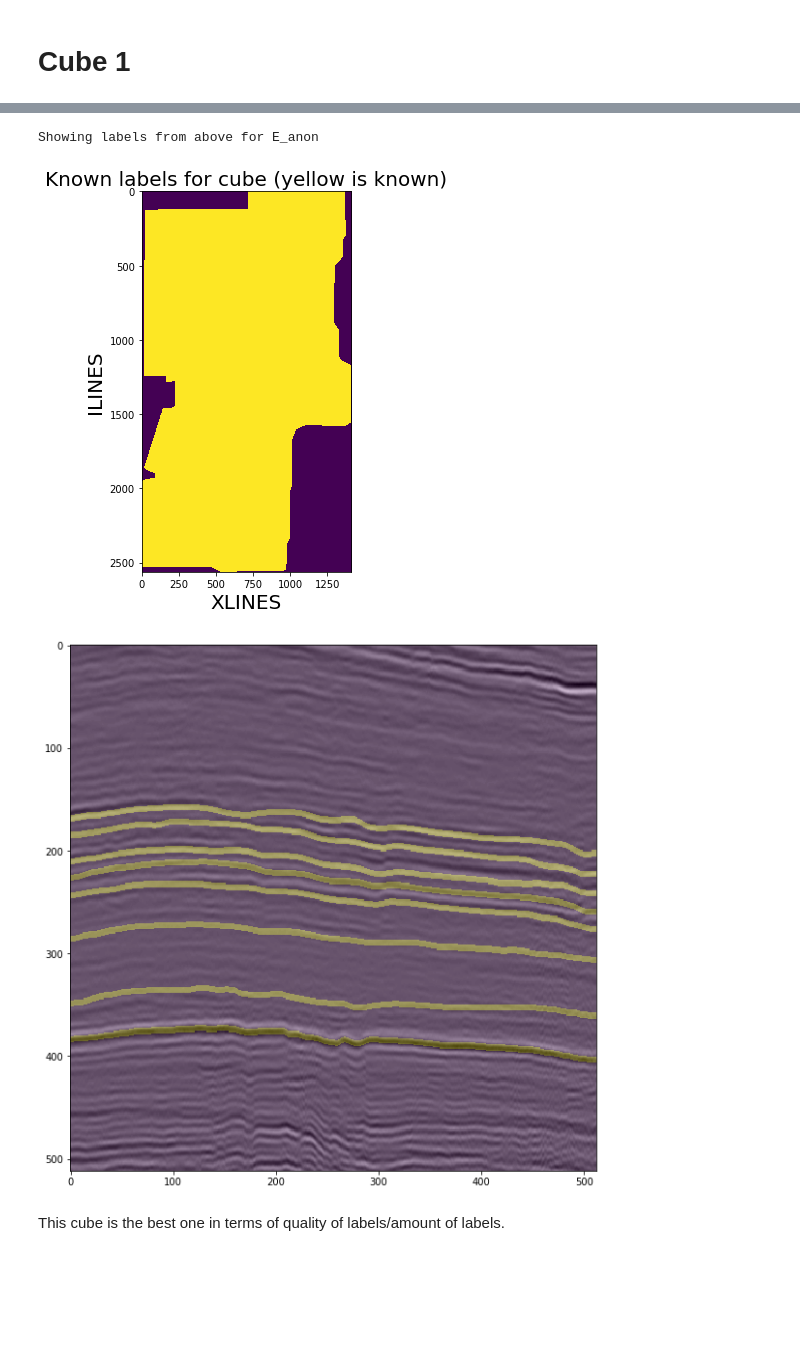
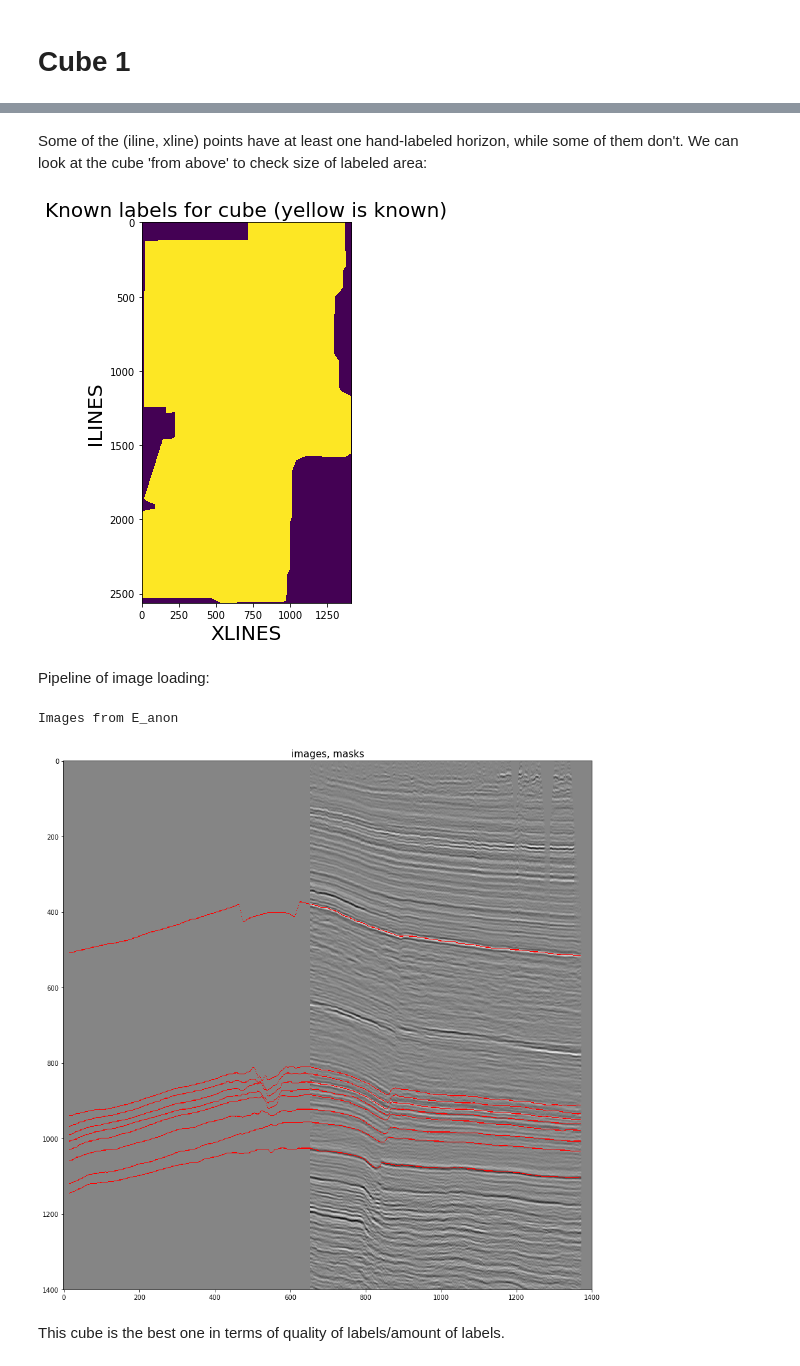
Before and after one commit to sadaqatali2027/seismiqb-1, a Jupyter notebook: datasets/Horizonts_modelling.ipynb, the cells around one changed output, grey strips where cells are left out. Saved outputs shown, nothing was run; the diff lists cells and outputs as text; code cells hidden in the pictures; blank space fills up the shorter version.

Commit message:
Update dataset showing

```diff
--- a/datasets/Horizonts_modelling.ipynb
+++ b/datasets/Horizonts_modelling.ipynb
@@ -37,12 +39,6 @@ path_data = '/notebooks/SEISMIC_DATA/CUBE_1/E_anon.hdf5'
 dsi = FilesIndex(path=[path_data], no_ext=True)
 ds = SeismicCubeset(dsi)
 
-paths_txt = {ds.indices[0]: glob('/notebooks/SEISMIC_DATA/CUBE_1/HORIZONTS/*')}
-
-ds = (ds.load_geometries()
-        .load_point_clouds(paths = paths_txt)
-        .load_labels()
-        .load_samplers()
-      )
+ds = ds.load()
 # ~60 seconds
 # %% [output]
@@ -73,28 +64,28 @@ Cube shape (ilines, xlines, height) is: [2563, 1409, 1501]
+# %% [markdown]
+Some of the (iline, xline) points have at least one hand-labeled horizon, while some of them don't. We can look at the cube 'from above' to check size of labeled area:
 # %%
-ds.show_labels(ds.indices[0])
+ds.show_labels()
 # %% [output]
-Showing labels from above for E_anon
 [figure]
+# %% [markdown]
+Pipeline of image loading:
 # %%
 demo_pipeline = (Pipeline()
                  .load_component(src=[D('geometries'), D('labels')],
                                  dst=['geometries', 'labels'])
                  .crop(points=L(ds.sampler.sample, 16),
-                       shape=[3, 512, 512])
-                 .load_cubes(dst='data_crops')
-                 .create_masks(dst='mask_crops')
-                 .scale(mode='normalize', src='data_crops')
+                       shape=[3, 1400, 1400])
+                 .load_cubes(dst='images')
+                 .create_masks(dst='masks', width=1)
+                 .scale(mode='normalize', src='images')
                  )
 
 demo_batch = (demo_pipeline << ds).next_batch(1, n_epochs=None)
-# %%
-c = 4
-plt.figure(figsize=(20,10))
-plt.imshow(demo_batch.data_crops[c][0, :, :].T, cmap='gray')
-plt.imshow(demo_batch.mask_crops[c][0, :, :].T, alpha=0.3)
-plt.show()
-# %% [output]
-[figure, removed]
+# %%
+demo_batch.plot_components(13, 'images', 'masks', overlap=True, rotate_axes=1)
+# %% [output]
+Images from E_anon
+[figure, added]
 # %% [markdown]
 This cube is the best one in terms of quality of labels/amount of labels.
 # %% [markdown]
```
Also changed, not shown: parts of 26 cells of this notebook.
